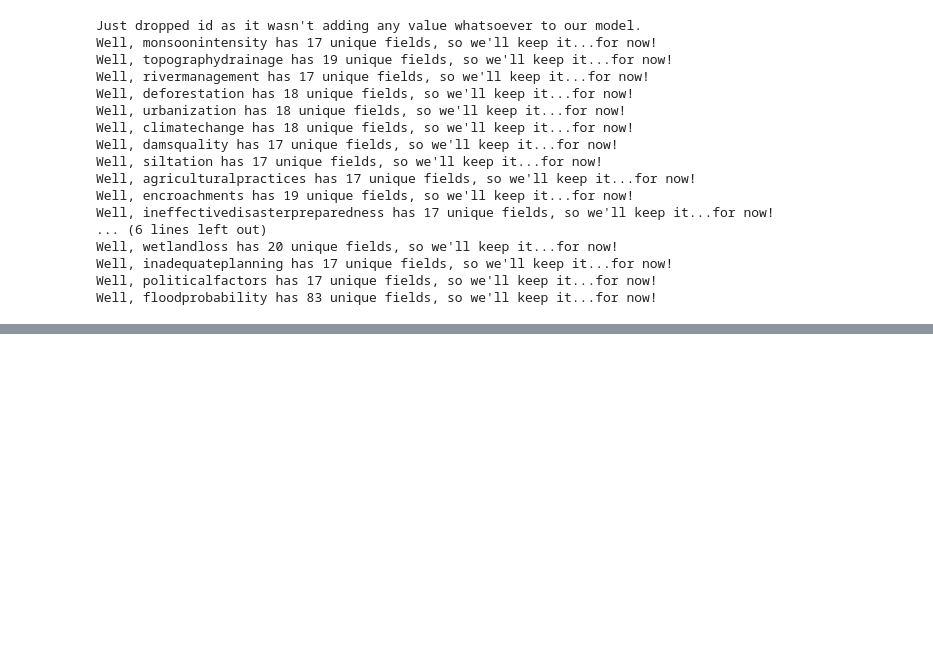
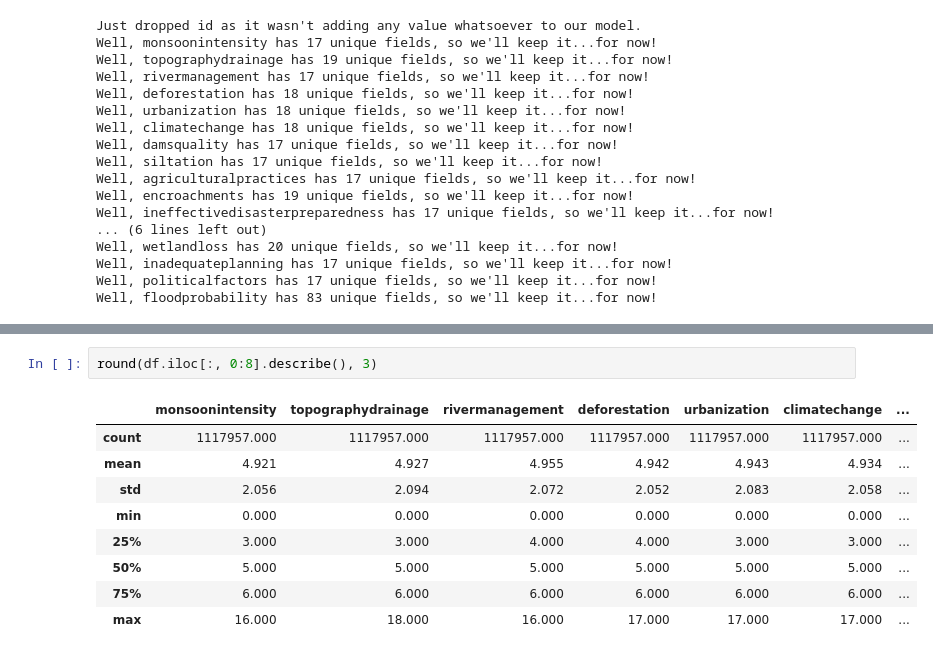
Before and after one commit to bwolff26/flood_predictions, a Jupyter notebook: code/cleaning_and_eda_i.ipynb, the cells around one changed output, grey strips where cells are left out. Saved outputs shown, nothing was run; the diff lists cells and outputs as text; blank space fills up the shorter version.

```diff
--- a/code/cleaning_and_eda_i.ipynb
+++ b/code/cleaning_and_eda_i.ipynb
@@ -65,0 +94,12 @@ Speaking of which, let me bring up the original data dictionary:
+# %%
+round(df.iloc[:, 0:8].describe(), 3)
+# %% [output]
+|  | monsoonintensity | topographydrainage | rivermanagement | deforestation | urbanization | climatechange | ... |
+| count | 1117957.000 | 1117957.000 | 1117957.000 | 1117957.000 | 1117957.000 | 1117957.000 | ... |
+| mean | 4.921 | 4.927 | 4.955 | 4.942 | 4.943 | 4.934 | ... |
+| std | 2.056 | 2.094 | 2.072 | 2.052 | 2.083 | 2.058 | ... |
+| min | 0.000 | 0.000 | 0.000 | 0.000 | 0.000 | 0.000 | ... |
+| 25% | 3.000 | 3.000 | 4.000 | 4.000 | 3.000 | 3.000 | ... |
+| 50% | 5.000 | 5.000 | 5.000 | 5.000 | 5.000 | 5.000 | ... |
+| 75% | 6.000 | 6.000 | 6.000 | 6.000 | 6.000 | 6.000 | ... |
+| max | 16.000 | 18.000 | 16.000 | 17.000 | 17.000 | 17.000 | ... |
```
Also changed, not shown: parts of 15 cells of this notebook.
